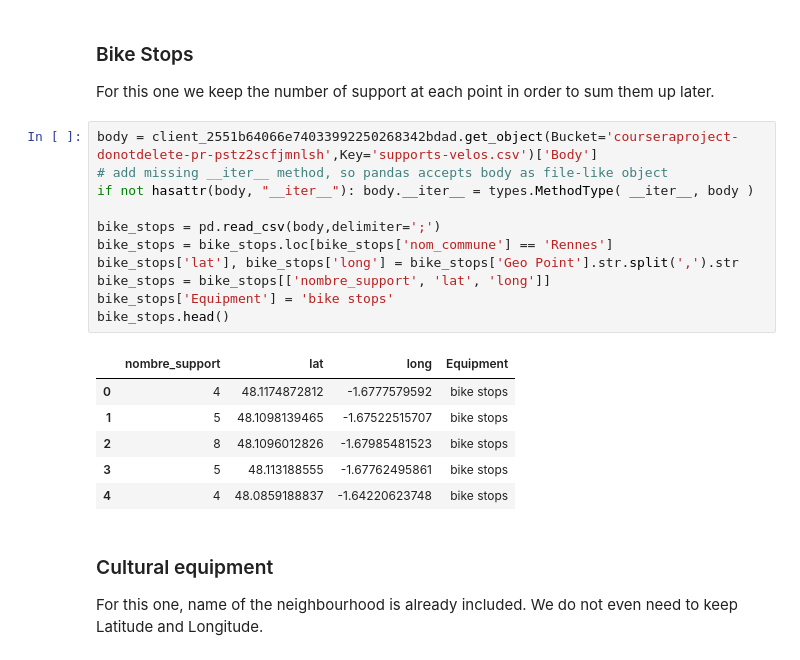
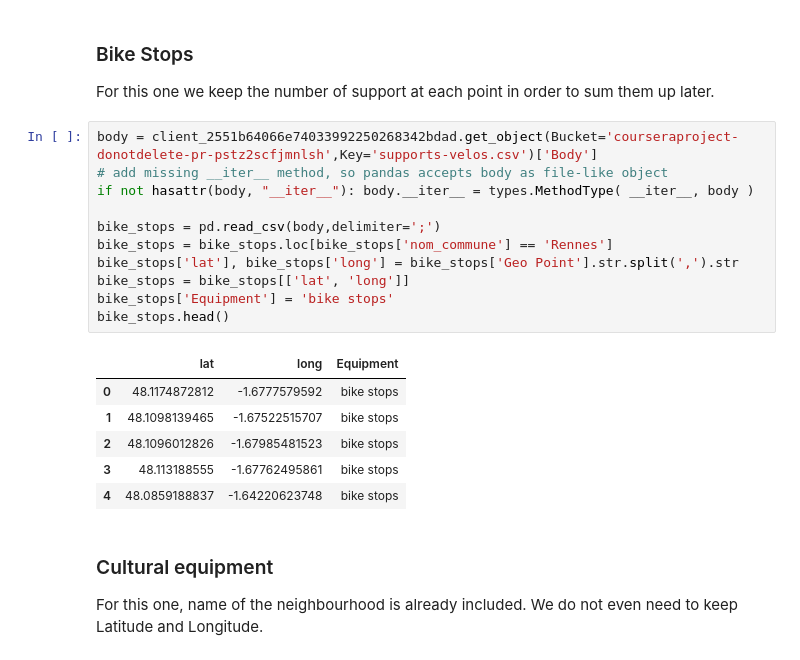
Before and after one commit to olivedu35/Coursera, a Jupyter notebook: Final Capstone Project.ipynb, the cells around one changed output. Drawn from its saved outputs; the diff is of its cells as text.

```diff
--- a/Final Capstone Project.ipynb
+++ b/Final Capstone Project.ipynb
@@ -204,21 +205,21 @@ For this one we keep the number of support at each point in order to sum them up
 # %%
 body = client_2551b64066e74033992250268342bdad.get_object(Bucket='courseraproject-donotdelete-pr-pstz2scfjmnlsh',Key='supports-velos.csv')['Body']
 # add missing __iter__ method, so pandas accepts body as file-like object
 if not hasattr(body, "__iter__"): body.__iter__ = types.MethodType( __iter__, body )
 
 bike_stops = pd.read_csv(body,delimiter=';')
 bike_stops = bike_stops.loc[bike_stops['nom_commune'] == 'Rennes']
 bike_stops['lat'], bike_stops['long'] = bike_stops['Geo Point'].str.split(',').str
-bike_stops = bike_stops[['nombre_support', 'lat', 'long']]
+bike_stops = bike_stops[['lat', 'long']]
 bike_stops['Equipment'] = 'bike stops'
 bike_stops.head()
 # %% [output]
-|  | nombre_support | lat | long | Equipment |
-| 0 | 4 | 48.1174872812 | -1.6777579592 | bike stops |
-| 1 | 5 | 48.1098139465 | -1.67522515707 | bike stops |
-| 2 | 8 | 48.1096012826 | -1.67985481523 | bike stops |
-| 3 | 5 | 48.113188555 | -1.67762495861 | bike stops |
-| 4 | 4 | 48.0859188837 | -1.64220623748 | bike stops |
+|  | lat | long | Equipment |
+| 0 | 48.1174872812 | -1.6777579592 | bike stops |
+| 1 | 48.1098139465 | -1.67522515707 | bike stops |
+| 2 | 48.1096012826 | -1.67985481523 | bike stops |
+| 3 | 48.113188555 | -1.67762495861 | bike stops |
+| 4 | 48.0859188837 | -1.64220623748 | bike stops |
 # %% [markdown]
 ### Cultural equipment
 
```
Also changed, not shown: parts of 57 cells of this notebook.
